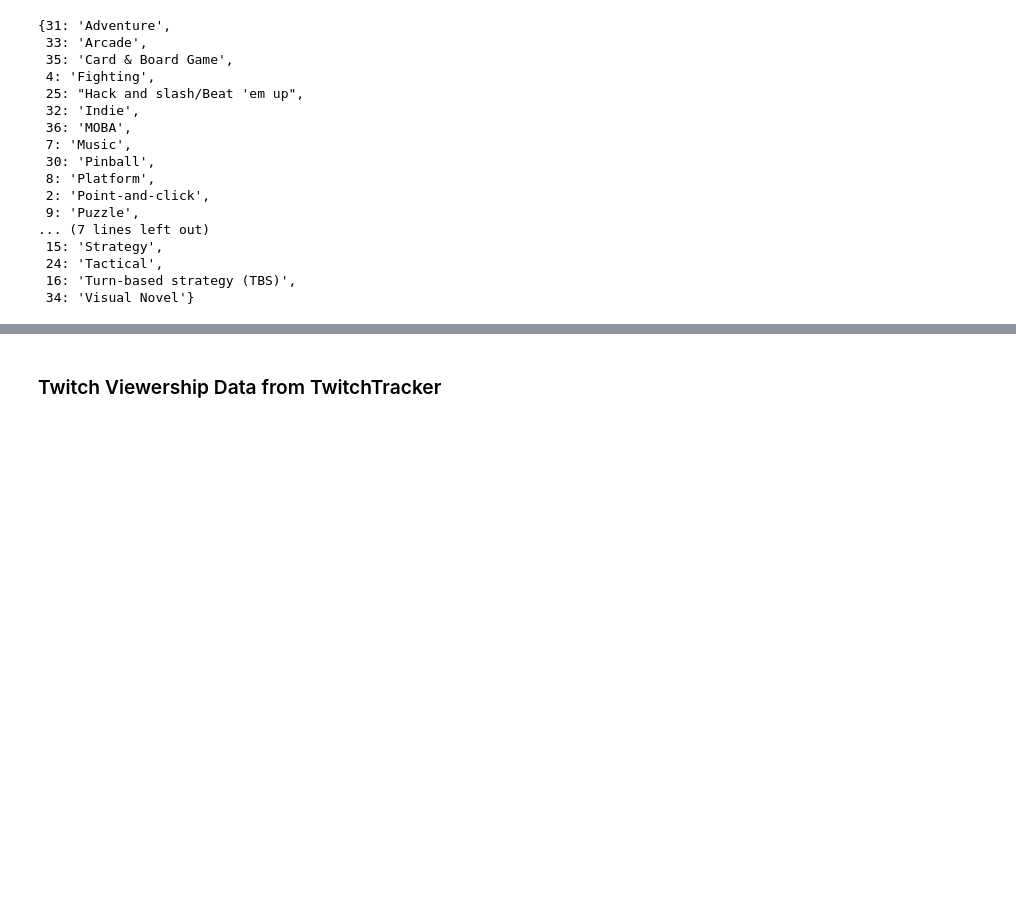
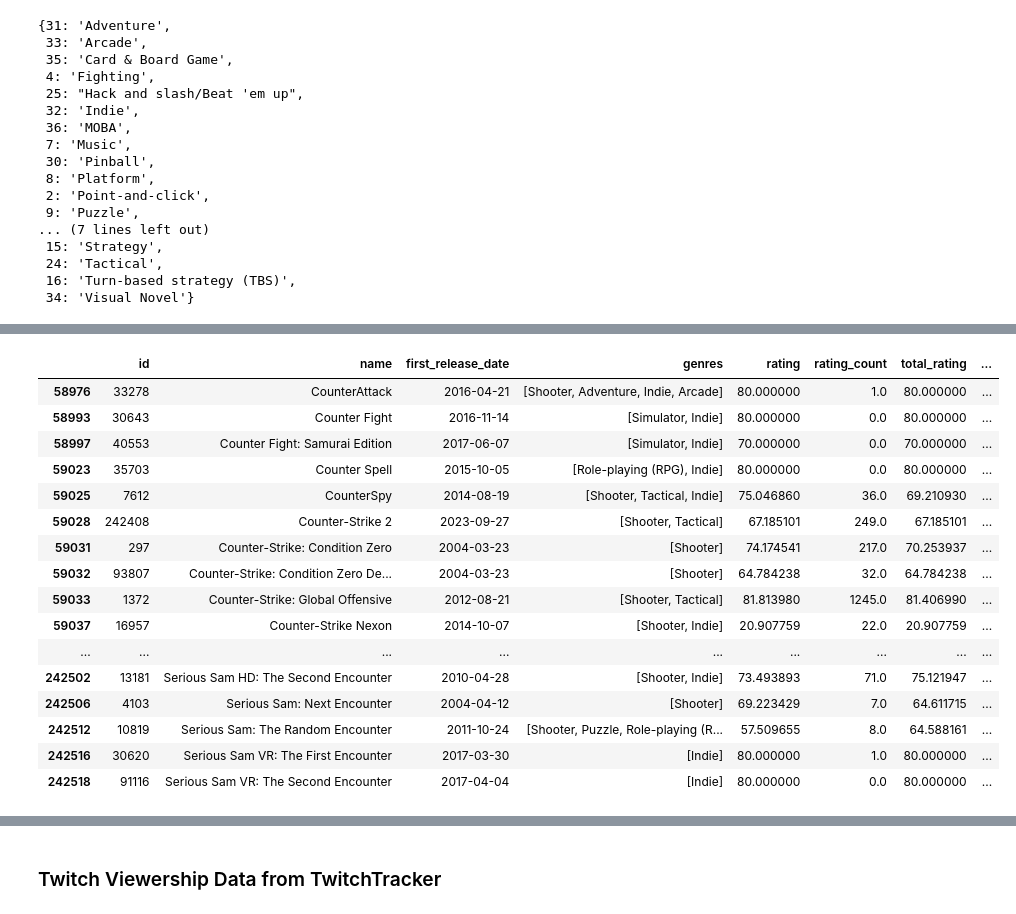
Before and after one commit to Axewuf/Beyond-The-Crosshair, a Jupyter notebook: notebooks/BeyondTheCrosshair.ipynb, the cells around one changed output, grey strips where cells are left out. Saved outputs shown, nothing was run; the diff lists cells and outputs as text; code cells hidden in the pictures; blank space fills up the shorter version.

```diff
--- a/notebooks/BeyondTheCrosshair.ipynb
+++ b/notebooks/BeyondTheCrosshair.ipynb
@@ -116,12 +133,9 @@ cata_wow
 |  | id | name | first_release_date | genres | rating | rating_count | total_rating | ... |
 | 327330 | 229 | World of Warcraft: Cataclysm | 2010-12-07 | [12] | 76.861351 | 198.0 | 83.097342 | ... |
 # %%
-import json
 with open("../data/genres.json", "r", encoding="utf-8") as f:
     genres_list = json.load(f)
-genres_list = {int(item['id']): item["name"] for item in genres_list}
-with open("../data/genres.json", "w", encoding="utf-8") as f:
-    json.dump(genres_list, f, indent=4, ensure_ascii=False)
+    genres_list = {int(k): v for k, v in genres_list.items()}
 
 genres_list
 # %% [output]
@@ -143,8 +157,6 @@ genres_list
  16: 'Turn-based strategy (TBS)',
  34: 'Visual Novel'}
 # %%
-import ast
-igdb_data_merged_filtered_converted = igdb_data_merged_filtered.copy()
-igdb_data_merged_filtered_converted['genres'] = igdb_data_merged_filtered['genres'].map(lambda x: [] if pd.isna(x) else[genres_list[g] for g in x] if isinstance(x, list) else [genres_list[g] for g in ast.literal_eval(x)])
-igdb_data_merged_filtered_converted.head()
+igdb_data_merged_filtered['genres'] = igdb_data_merged_filtered['genres'].map(lambda x: [] if pd.isna(x) else[genres_list[g] for g in x] if isinstance(x, list) else [genres_list[g] for g in ast.literal_eval(x)])
+igdb_data_merged_filtered.head()
 # %% [output]
@@ -154,3 +171,17 @@ igdb_data_merged_filtered_converted.head()
 | 2 | 191680 | _____ | 2014-12-11 | [Shooter, Indie] | NaN | NaN | NaN | ... |
 | 3 | 176875 | __________ | 2018-07-05 | [Adventure, Indie] | NaN | NaN | NaN | ... |
 | 4 | 92204 | _-_ | 2018-03-14 | [Puzzle, Arcade] | 90.0 | 0.0 | 90.0 | ... |
+# %%
+# Filtering entries without rating
+print(f"With and without rating = {len(igdb_data_merged_filtered)}")
+igdb_data_merged_filtered_converted = igdb_data_merged_filtered.dropna(subset=['rating'])
+print(f"With rating = {len(igdb_data_merged_filtered_converted)}")
+
+# Filtering entries without first_release_date
+print(f"With and without first_release_date = {len(igdb_data_merged_filtered_converted)}")
+igdb_data_merged_filtered_converted = igdb_data_merged_filtered_converted[~igdb_data_merged_filtered_converted["first_release_date"].isna()]
+print(f"With first_release_date = {len(igdb_data_merged_filtered_converted)}")
+
+# Filtering entries before 2004
+igdb_data_merged_filtered_converted = igdb_data_merged_filtered_converted[pd.to_datetime(igdb_data_merged_filtered_converted["first_release_date"]) > pd.to_datetime("2004-01-01")]
+igdb_data_merged_filtered_converted.head()
@@ -157 +199,22 @@ igdb_data_merged_filtered_converted.head()
+# %%
+games_with_counter = igdb_data_merged_filtered_converted[igdb_data_merged_filtered_converted["name"].str.contains("counter", case=False, na=False)]
+games_with_counter
+# %% [output]
+|  | id | name | first_release_date | genres | rating | rating_count | total_rating | ... |
+| 58976 | 33278 | CounterAttack | 2016-04-21 | [Shooter, Adventure, Indie, Arcade] | 80.000000 | 1.0 | 80.000000 | ... |
+| 58993 | 30643 | Counter Fight | 2016-11-14 | [Simulator, Indie] | 80.000000 | 0.0 | 80.000000 | ... |
+| 58997 | 40553 | Counter Fight: Samurai Edition | 2017-06-07 | [Simulator, Indie] | 70.000000 | 0.0 | 70.000000 | ... |
+| 59023 | 35703 | Counter Spell | 2015-10-05 | [Role-playing (RPG), Indie] | 80.000000 | 0.0 | 80.000000 | ... |
+| 59025 | 7612 | CounterSpy | 2014-08-19 | [Shooter, Tactical, Indie] | 75.046860 | 36.0 | 69.210930 | ... |
+| 59028 | 242408 | Counter-Strike 2 | 2023-09-27 | [Shooter, Tactical] | 67.185101 | 249.0 | 67.185101 | ... |
+| 59031 | 297 | Counter-Strike: Condition Zero | 2004-03-23 | [Shooter] | 74.174541 | 217.0 | 70.253937 | ... |
+| 59032 | 93807 | Counter-Strike: Condition Zero De... | 2004-03-23 | [Shooter] | 64.784238 | 32.0 | 64.784238 | ... |
+| 59033 | 1372 | Counter-Strike: Global Offensive | 2012-08-21 | [Shooter, Tactical] | 81.813980 | 1245.0 | 81.406990 | ... |
+| 59037 | 16957 | Counter-Strike Nexon | 2014-10-07 | [Shooter, Indie] | 20.907759 | 22.0 | 20.907759 | ... |
+| ... | ... | ... | ... | ... | ... | ... | ... | ... |
+| 242502 | 13181 | Serious Sam HD: The Second Encounter | 2010-04-28 | [Shooter, Indie] | 73.493893 | 71.0 | 75.121947 | ... |
+| 242506 | 4103 | Serious Sam: Next Encounter | 2004-04-12 | [Shooter] | 69.223429 | 7.0 | 64.611715 | ... |
+| 242512 | 10819 | Serious Sam: The Random Encounter | 2011-10-24 | [Shooter, Puzzle, Role-playing (R... | 57.509655 | 8.0 | 64.588161 | ... |
+| 242516 | 30620 | Serious Sam VR: The First Encounter | 2017-03-30 | [Indie] | 80.000000 | 1.0 | 80.000000 | ... |
+| 242518 | 91116 | Serious Sam VR: The Second Encounter | 2017-04-04 | [Indie] | 80.000000 | 0.0 | 80.000000 | ... |
 # %%
```
Also changed, not shown: parts of 21 cells of this notebook, 10 other files.
